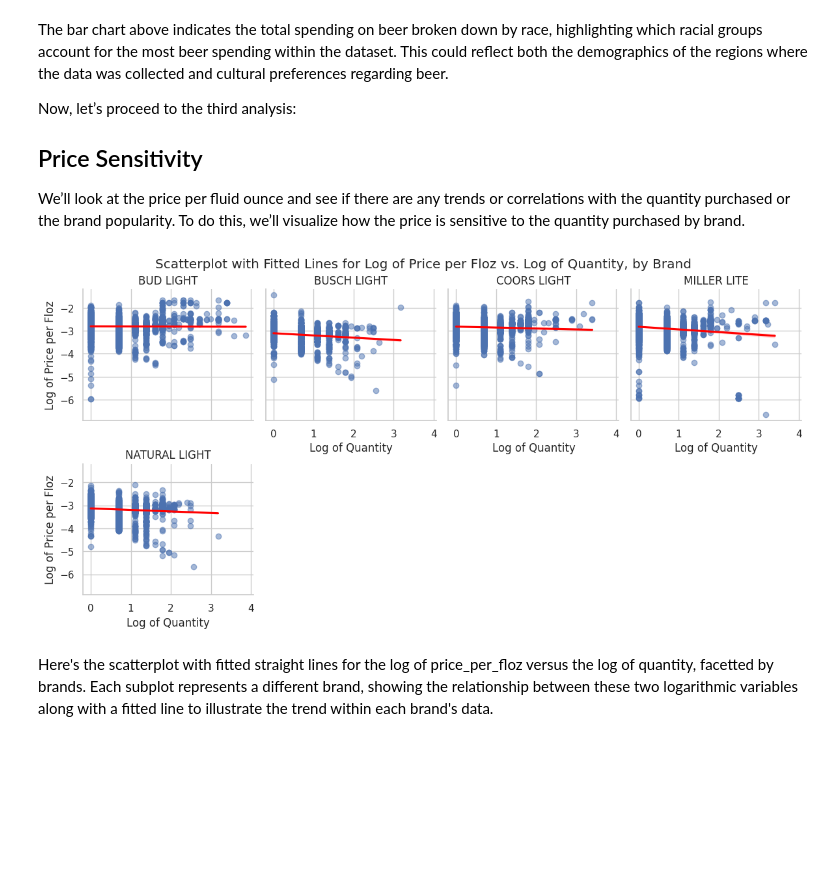
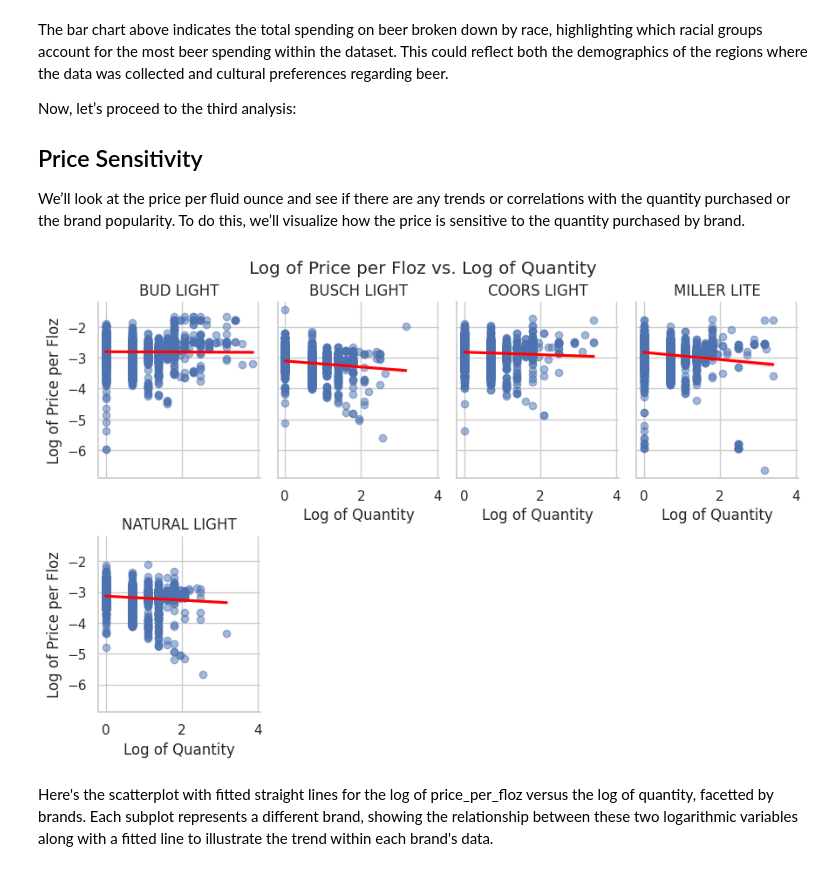
Before and after one commit to bcecon/bcecon.github.io, a Jupyter notebook: posts/beer-markets/beer-markets.ipynb, the cells around one changed output. Cells and saved outputs as stored; diff of their text form; code cells hidden in the pictures; blank space fills up the shorter version.

```diff
--- a/posts/beer-markets/beer_markets.ipynb
+++ b/posts/beer-markets/beer-markets.ipynb
@@ -194,23 +194,23 @@ purchased by brand.
 # %%
 # Ensure there's no entries with 0 for 'price_per_floz' or 'quantity' to avoid log(0) issues
 filtered_data = beer_data[(beer_data['price_per_floz'] > 0) & (beer_data['quantity'] > 0)]
 
 # Calculate log values for both 'price_per_floz' and 'quantity'
 filtered_data['log_price_per_floz'] = np.log(filtered_data['price_per_floz'])
 filtered_data['log_quantity'] = np.log(filtered_data['quantity'])
 
 # Use seaborn to create a scatterplot with fitted lines, facetted by 'brand'
-g = sns.lmplot(data=filtered_data, x='log_quantity', y='log_price_per_floz', col='brand', col_wrap=4, height=3, line_kws={'color': 'red'}, scatter_kws={'alpha':0.5})
+g = sns.lmplot(data=filtered_data, x='log_quantity', y='log_price_per_floz', col='brand', col_wrap=4, height=3, line_kws={'color': 'red'}, scatter_kws={'alpha':0.5}, aspect = .75)
 
 # Adjusting plot aesthetics
 g.set_titles("{col_name}")
 g.set_axis_labels("Log of Quantity", "Log of Price per Floz")
 plt.subplots_adjust(top=0.9)
-g.fig.suptitle('Scatterplot with Fitted Lines for Log of Price per Floz vs. Log of Quantity, by Brand')
+g.fig.suptitle('Log of Price per Floz vs. Log of Quantity')
 
 plt.show()
 # %% [output]
-[figure, old version]
+[figure, new version]
 # %% [markdown]
 Here's the scatterplot with fitted straight lines for the log of price_per_floz versus the log of quantity, facetted by brands. Each subplot represents a different brand, showing the relationship between these two logarithmic variables along with a fitted line to illustrate the trend within each brand's data.
 # %%
```
Also changed, not shown: parts of 1 cell of this notebook, 21 other files.
